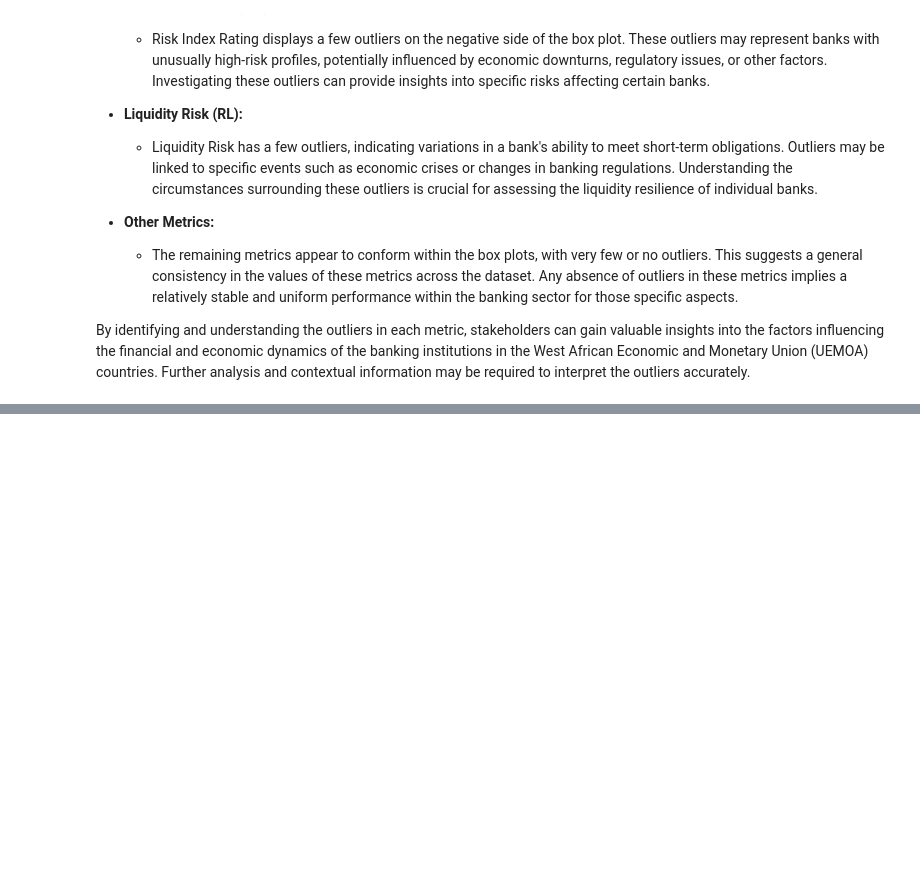
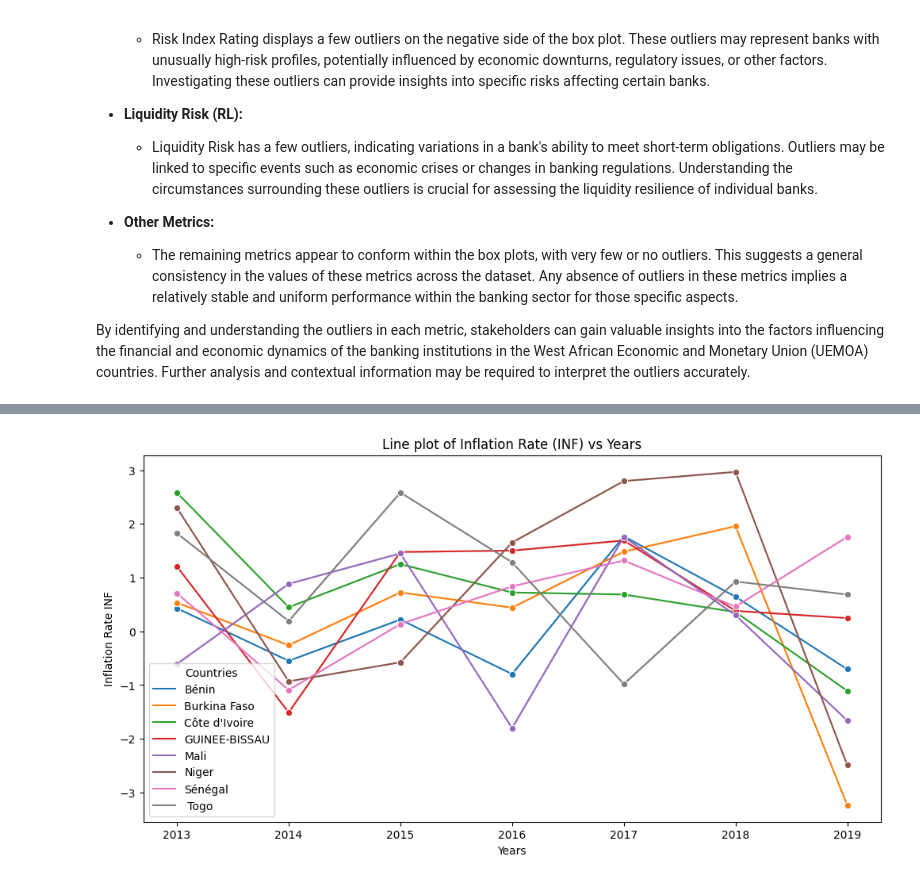
Before and after one commit to isamuelpatrick/BankingInsights-UEMOA, a Jupyter notebook: Exploratory Data Analysis.ipynb, the cells around one changed output, grey strips where cells are left out. Saved outputs shown, nothing was run; the diff lists cells and outputs as text; code cells hidden in the pictures; blank space fills up the shorter version.

```diff
--- a/Exploratory Data Analysis.ipynb
+++ b/Exploratory Data Analysis.ipynb
@@ -162,0 +213,10 @@ uemoa_df['Year'].value_counts()
+# %%
+#lineplot for inflation(INF) vs years
+plt.figure(figsize=(12, 6))
+sns.lineplot(data=uemoa_df, x = 'Year', y = 'INF', hue = 'Countries', marker='o')
+plt.title('Line plot of Inflation Rate (INF) vs Years')
+plt.xlabel('Years')
+plt.ylabel('Inflation Rate INF')
+plt.show()
+# %% [output]
+[figure, added]
```
Also changed, not shown: parts of 13 cells of this notebook.
